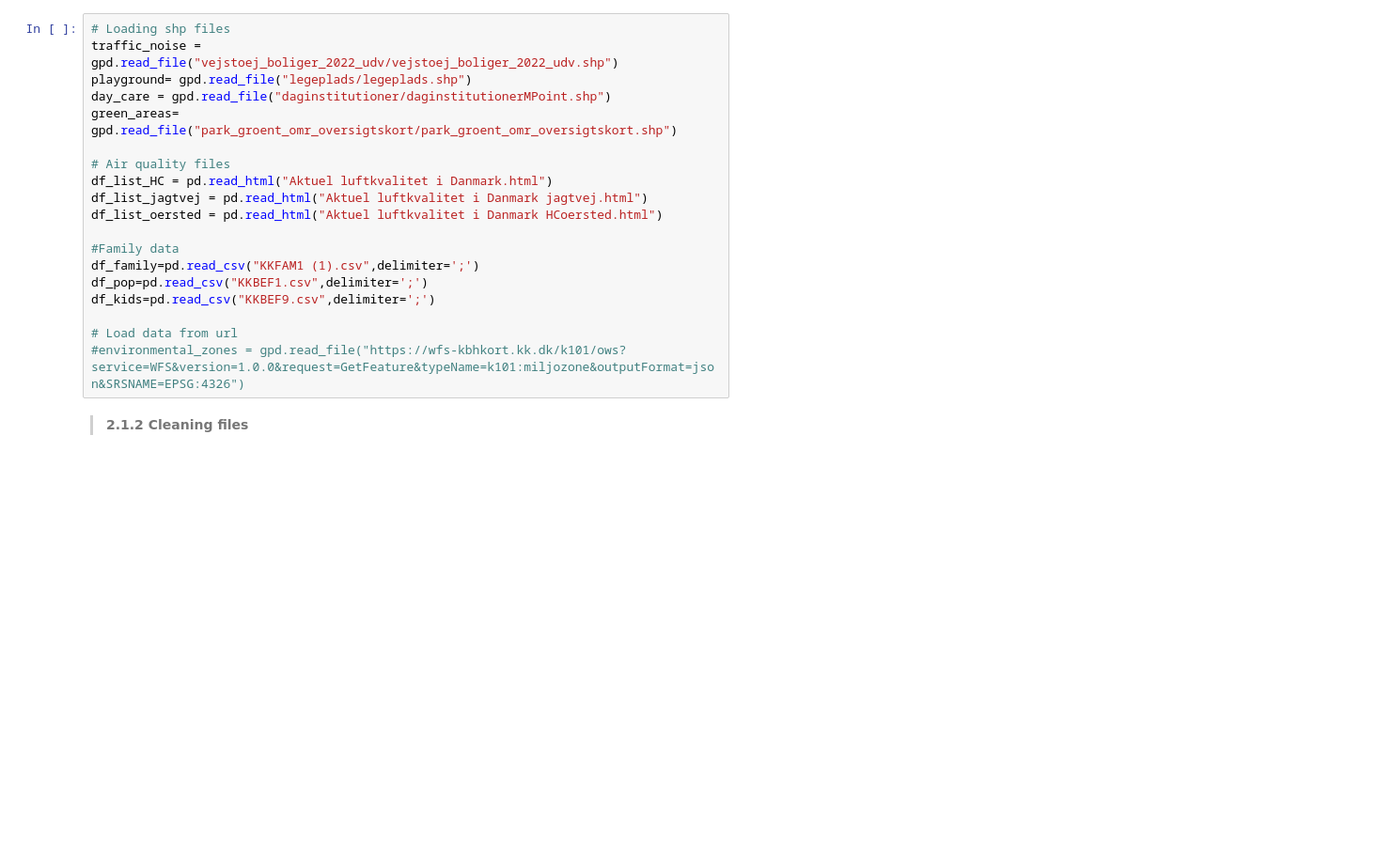
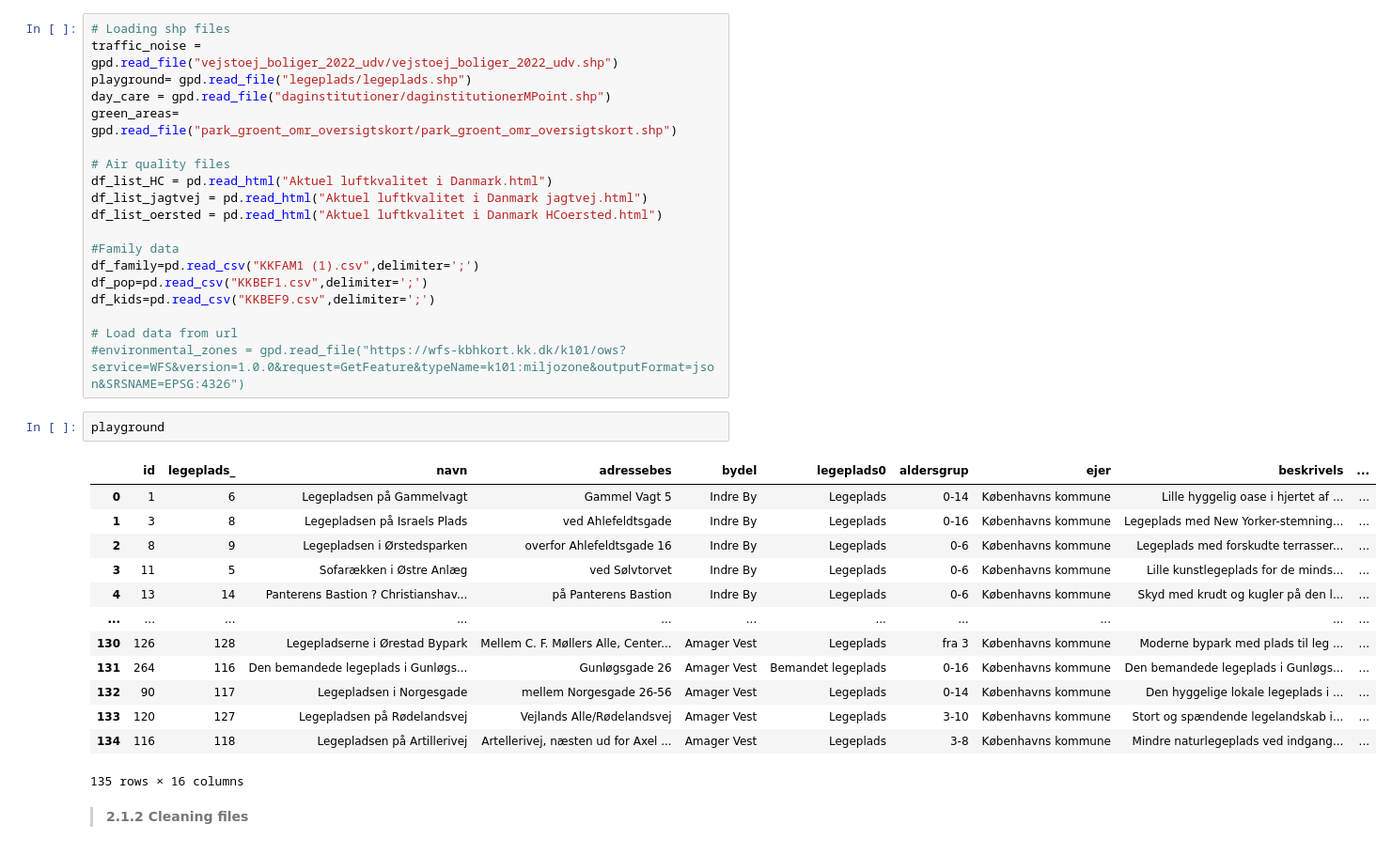
Before and after one commit to ZachoH/Copenhagen_city_data, a Jupyter notebook: Notebook_and_Data/Notebook.ipynb, the cells around one changed output. Shown: that part at 94% size. Cells and saved outputs as stored; diff of their text form; blank space fills up the shorter version.

```diff
--- a/Notebook_and_Data/Notebook.ipynb
+++ b/Notebook_and_Data/Notebook.ipynb
@@ -69,6 +83,22 @@ df_kids=pd.read_csv("KKBEF9.csv",delimiter=';')
 
 # Load data from url
 #environmental_zones = gpd.read_file("https://wfs-kbhkort.kk.dk/k101/ows?service=WFS&version=1.0.0&request=GetFeature&typeName=k101:miljozone&outputFormat=json&SRSNAME=EPSG:4326")
+# %%
+playground
+# %% [output]
+|  | id | legeplads_ | navn | adressebes | bydel | legeplads0 | aldersgrup | ejer | beskrivels | ... |
+| 0 | 1 | 6 | Legepladsen på Gammelvagt | Gammel Vagt 5 | Indre By | Legeplads | 0-14 | Københavns kommune | Lille hyggelig oase i hjertet af ... | ... |
+| 1 | 3 | 8 | Legepladsen på Israels Plads | ved Ahlefeldtsgade | Indre By | Legeplads | 0-16 | Københavns kommune | Legeplads med New Yorker-stemning... | ... |
+| 2 | 8 | 9 | Legepladsen i Ørstedsparken | overfor Ahlefeldtsgade 16 | Indre By | Legeplads | 0-6 | Københavns kommune | Legeplads med forskudte terrasser... | ... |
+| 3 | 11 | 5 | Sofarækken i Østre Anlæg | ved Sølvtorvet | Indre By | Legeplads | 0-6 | Københavns kommune | Lille kunstlegeplads for de minds... | ... |
+| 4 | 13 | 14 | Panterens Bastion ? Christianshav... | på Panterens Bastion | Indre By | Legeplads | 0-6 | Københavns kommune | Skyd med krudt og kugler på den l... | ... |
+| ... | ... | ... | ... | ... | ... | ... | ... | ... | ... | ... |
+| 130 | 126 | 128 | Legepladserne i Ørestad Bypark | Mellem C. F. Møllers Alle, Center... | Amager Vest | Legeplads | fra 3 | Københavns kommune | Moderne bypark med plads til leg ... | ... |
+| 131 | 264 | 116 | Den bemandede legeplads i Gunløgs... | Gunløgsgade 26 | Amager Vest | Bemandet legeplads | 0-16 | Københavns kommune | Den bemandede legeplads i Gunløgs... | ... |
+| 132 | 90 | 117 | Legepladsen i Norgesgade | mellem Norgesgade 26-56 | Amager Vest | Legeplads | 0-14 | Københavns kommune | Den hyggelige lokale legeplads i ... | ... |
+| 133 | 120 | 127 | Legepladsen på Rødelandsvej | Vejlands Alle/Rødelandsvej | Amager Vest | Legeplads | 3-10 | Københavns kommune | Stort og spændende legelandskab i... | ... |
+| 134 | 116 | 118 | Legepladsen på Artillerivej | Artellerivej, næsten ud for Axel ... | Amager Vest | Legeplads | 3-8 | Københavns kommune | Mindre naturlegeplads ved indgang... | ... |
+135 rows × 16 columns
 # %% [markdown]
 > **2.1.2 Cleaning files**
 # %%
```
Also changed, not shown: parts of 10 cells of this notebook.
